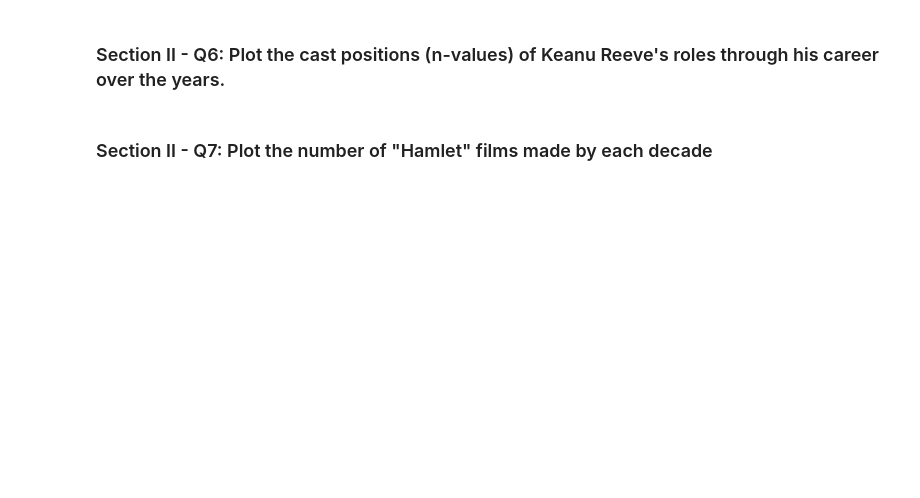
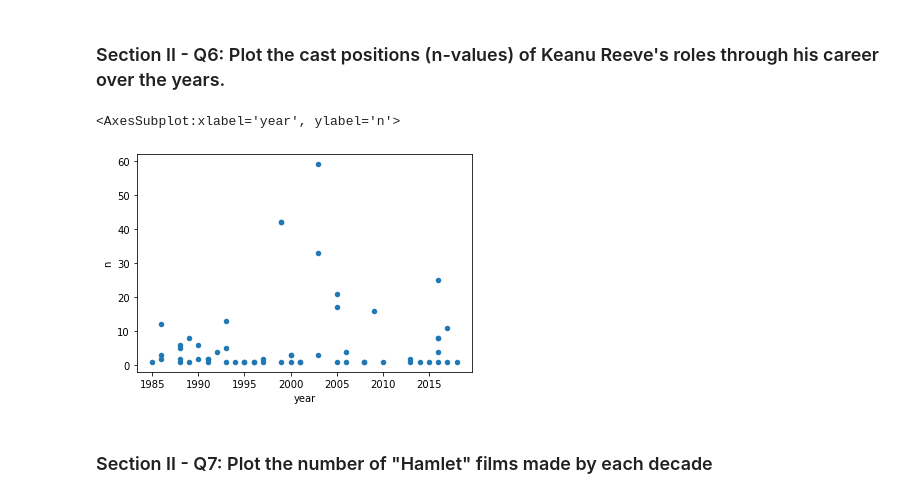
Before and after one commit to charlescoult/mec-mini-projects, a Jupyter notebook: mec-5.3.10-data-wranging-with-pandas-mini-project/Mini_Project_Data_Wrangling_Pandas.ipynb, the cells around one changed output. Saved outputs shown, nothing was run; the diff lists cells and outputs as text; code cells hidden in the pictures; blank space fills up the shorter version.

```diff
--- a/mec-5.3.10-data-wranging-with-pandas-mini-project/Mini_Project_Data_Wrangling_Pandas.ipynb
+++ b/mec-5.3.10-data-wranging-with-pandas-mini-project/Mini_Project_Data_Wrangling_Pandas.ipynb
@@ -353,4 +516,9 @@ top_ten.plot(kind='barh')
 # %% [markdown]
 ### Section II - Q6: Plot the cast positions (n-values) of Keanu Reeve's roles through his career over the years.
+# %%
+cast[cast['name'] == 'Keanu Reeves'].sort_values(by='year').plot(x='year', y='n', kind='scatter')
+# %% [output]
+<AxesSubplot:xlabel='year', ylabel='n'>
+[figure, added]
 # %% [markdown]
 ### Section II - Q7: Plot the number of "Hamlet" films made by each decade
```
Also changed, not shown: parts of 23 cells of this notebook.
